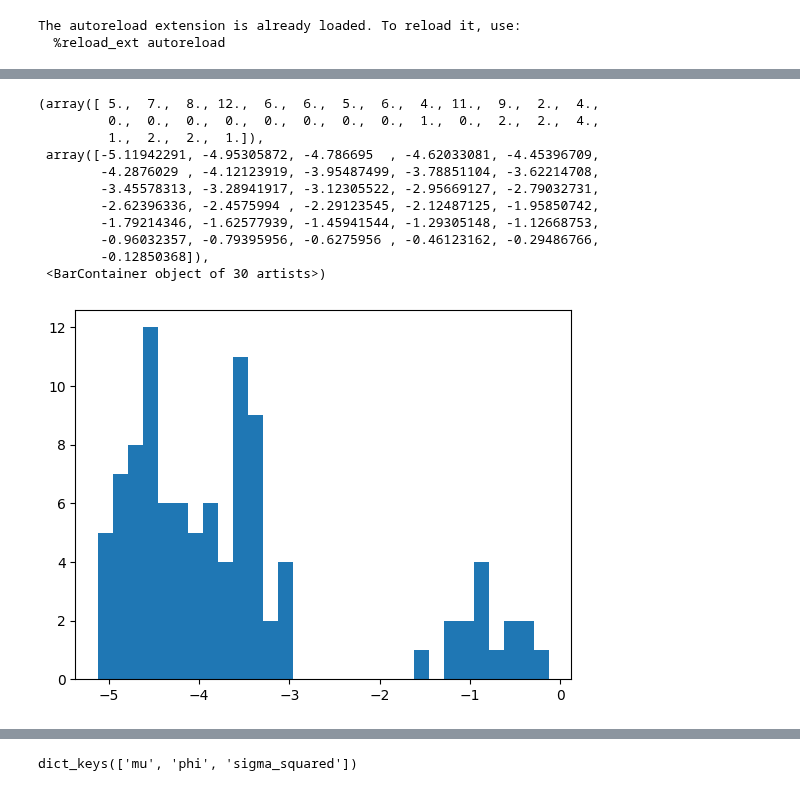
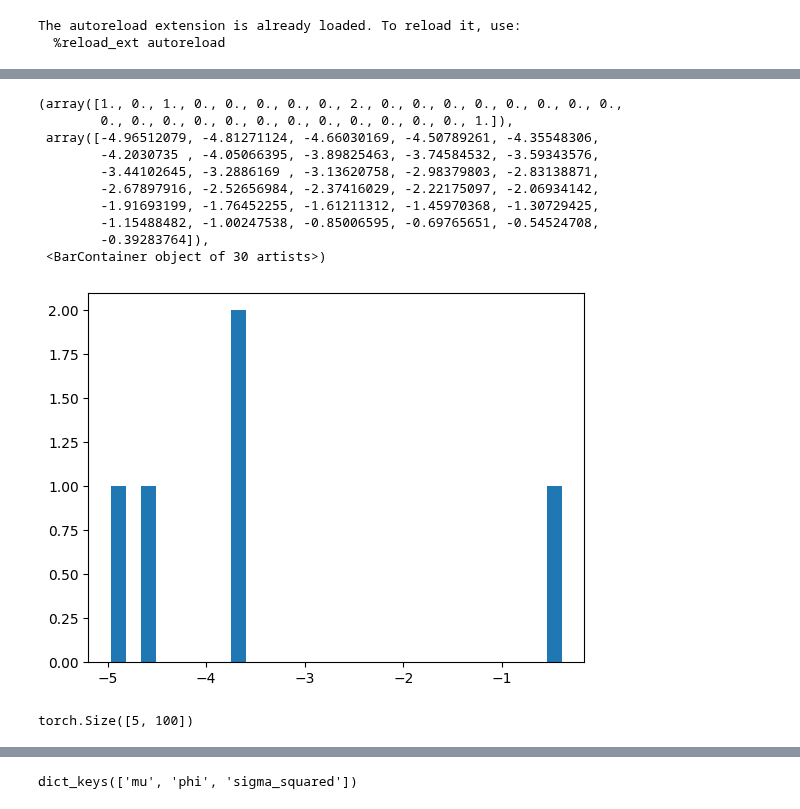
Before and after one commit to ArikReuter/ICL_for_Full_Bayesian_Inference, a Jupyter notebook: LatentFactorModels/GenerativeModels/Test_Pprogram.ipynb, the cells around one changed output, grey strips where cells are left out. Saved outputs shown, nothing was run; the diff lists cells and outputs as text; code cells hidden in the pictures.

```diff
--- a/LatentFactorModels/GenerativeModels/Test_Pprogram.ipynb
+++ b/LatentFactorModels/GenerativeModels/Test_Pprogram.ipynb
@@ -13,7 +13,7 @@ from PFNExperiments.LatentFactorModels.ComparisonModels.Hamiltionian_MC import H
 
 from PFNExperiments.LatentFactorModels.ComparisonModels.MakeDefaultListComparison import make_default_list_comparison, make_reduced_list_comparison
 # %%
-pprogram = make_gmm_program_univariate(
+pprogram = make_gmm_program_spherical(
     dirichlet_beta = 1.0,
     lambda1= 10.0
     )
@@ -43,20 +27,19 @@ r
 # %%
 x = r['x']
 
-plt.hist(x, bins = 30)
+plt.hist(x[:, 1], bins = 30)
 # %% [output]
-(array([ 5.,  7.,  8., 12.,  6.,  6.,  5.,  6.,  4., 11.,  9.,  2.,  4.,
-         0.,  0.,  0.,  0.,  0.,  0.,  0.,  0.,  1.,  0.,  2.,  2.,  4.,
-         1.,  2.,  2.,  1.]),
- array([-5.11942291, -4.95305872, -4.786695  , -4.62033081, -4.45396709,
-        -4.2876029 , -4.12123919, -3.95487499, -3.78851104, -3.62214708,
-        -3.45578313, -3.28941917, -3.12305522, -2.95669127, -2.79032731,
-        -2.62396336, -2.4575994 , -2.29123545, -2.12487125, -1.95850742,
-        -1.79214346, -1.62577939, -1.45941544, -1.29305148, -1.12668753,
-        -0.96032357, -0.79395956, -0.6275956 , -0.46123162, -0.29486766,
-        -0.12850368]),
+(array([1., 0., 1., 0., 0., 0., 0., 0., 2., 0., 0., 0., 0., 0., 0., 0., 0.,
+        0., 0., 0., 0., 0., 0., 0., 0., 0., 0., 0., 0., 1.]),
+ array([-4.96512079, -4.81271124, -4.66030169, -4.50789261, -4.35548306,
+        -4.2030735 , -4.05066395, -3.89825463, -3.74584532, -3.59343576,
+        -3.44102645, -3.2886169 , -3.13620758, -2.98379803, -2.83138871,
+        -2.67897916, -2.52656984, -2.37416029, -2.22175097, -2.06934142,
+        -1.91693199, -1.76452255, -1.61211312, -1.45970368, -1.30729425,
+        -1.15488482, -1.00247538, -0.85006595, -0.69765651, -0.54524708,
+        -0.39283764]),
  <BarContainer object of 30 artists>)
-[figure, old version]
+[figure, new version]
 # %%
 pprogram_return_only_x = return_only_x(pprogram)
 # %%
@@ -70,6 +53,10 @@ model_list = {
         "vi_autoIAF": models[4],
         "vi_autostrucured": models[5],
 }
+# %%
+x.shape
+# %% [output]
+torch.Size([5, 100])
 # %%
 samples_per_model = {}
 
```
Also changed, not shown: parts of 13 cells of this notebook, 13 other files.
